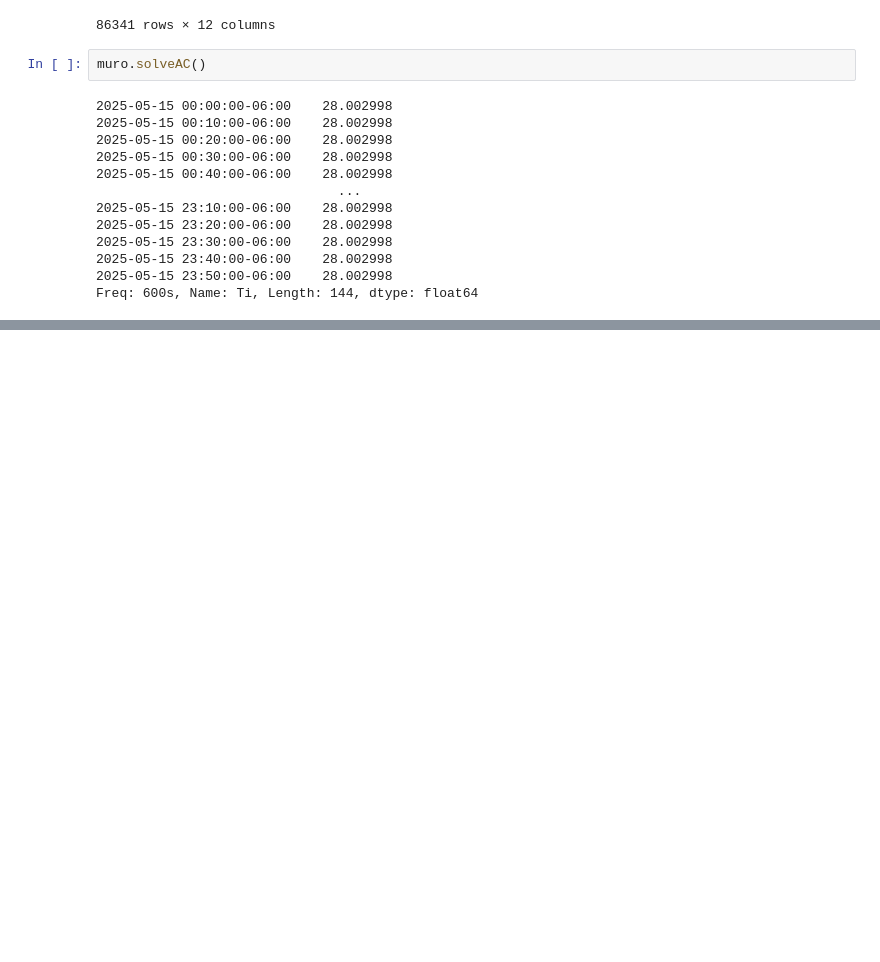
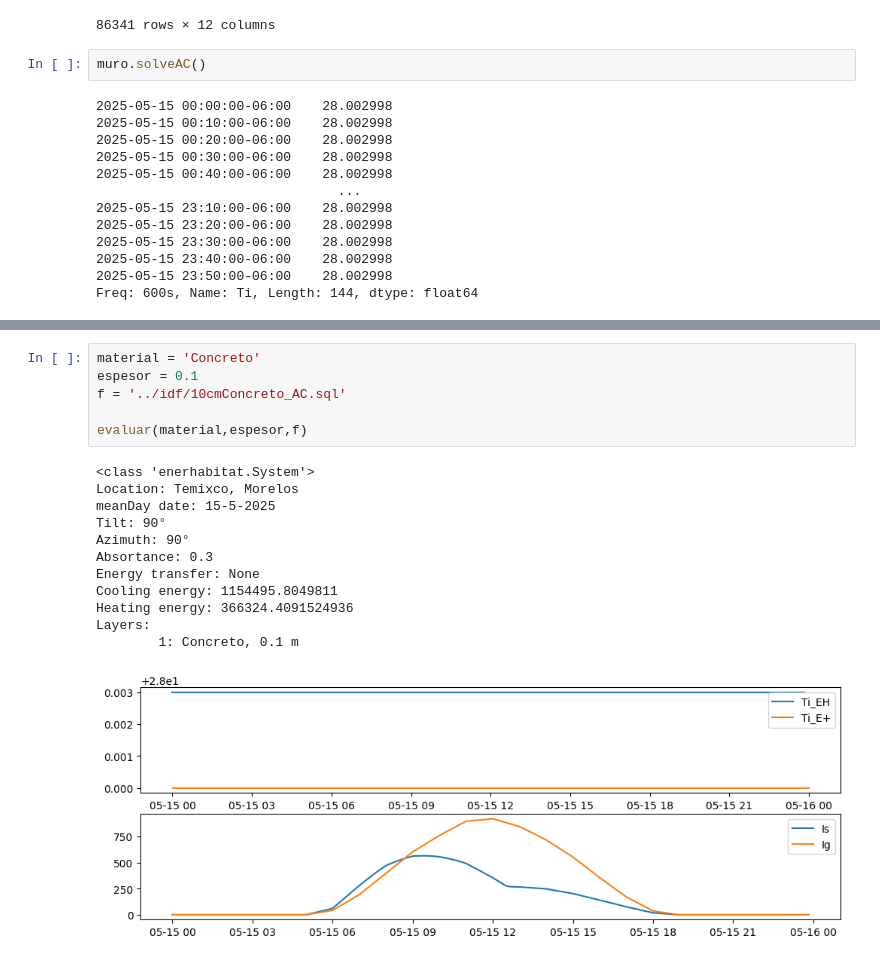
Before and after one commit to Ener-Habitat/eh_validation, a Jupyter notebook: notebooks/001_eh_validation_EPlus_AC.ipynb, the cells around one changed output, grey strips where cells are left out. Saved outputs shown, nothing was run; the diff lists cells and outputs as text; blank space fills up the shorter version.

```diff
--- a/notebooks/001_eh_validation_EPlus_AC.ipynb
+++ b/notebooks/001_eh_validation_EPlus_AC.ipynb
@@ -48,0 +118,19 @@ muro.cooling_energy,muro.heating_energy
+# %%
+material = 'Concreto'
+espesor = 0.1
+f = '../idf/10cmConcreto_AC.sql'
+
+evaluar(material,espesor,f)
+# %% [output]
+<class 'enerhabitat.System'>
+Location: Temixco, Morelos
+meanDay date: 15-5-2025
+Tilt: 90°
+Azimuth: 90°
+Absortance: 0.3
+Energy transfer: None
+Cooling energy: 1154495.8049811
+Heating energy: 366324.4091524936
+Layers:
+        1: Concreto, 0.1 m
+[figure, added]
```
Also changed, not shown: parts of 9 cells of this notebook, 47 other files.
